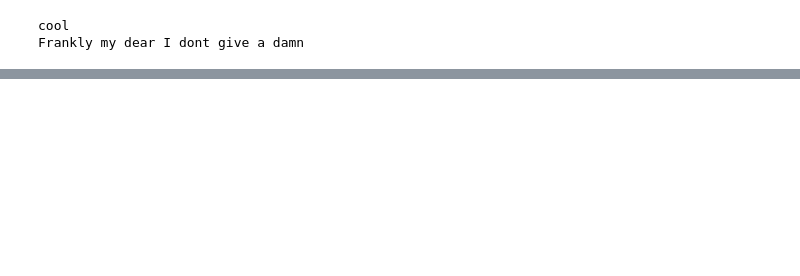
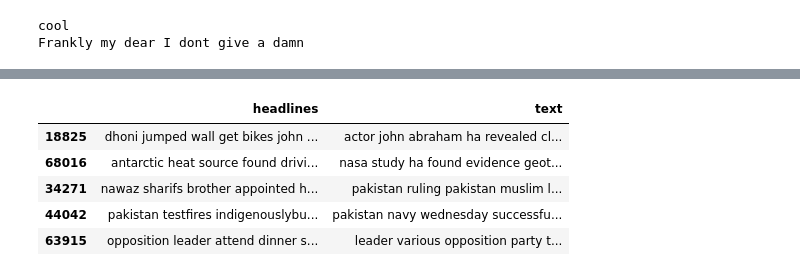
Before and after one commit to Piyush20-11/Abstractive-Text-Summarization, a Jupyter notebook: ats_proj.ipynb, the cells around one changed output, grey strips where cells are left out. Saved outputs shown, nothing was run; the diff lists cells and outputs as text; code cells hidden in the pictures; blank space fills up the shorter version.

```diff
--- a/ats_proj.ipynb
+++ b/ats_proj.ipynb
@@ -159,3 +159,11 @@ print(rm_punc_from_text("Frankly, my dear, I don't give a damn"))
 # %% [output]
 cool
 Frankly my dear I dont give a damn
+# %%
+# Remove numbers from text
+def rm_number_from_text(text):
+    text = re.sub('[0-9]+', '', text)
+    return ' '.join(text.split())  # to rm `extra` white space
+
+print(rm_number_from_text('You are 100times more sexier than me'))
+print(rm_number_from_text('If you taught yes then you are 10 times more delusional than me'))
@@ -161,0 +186,9 @@ Frankly my dear I dont give a damn
+# %%
+# Remove stopwords from text
+def rm_stopwords_from_text(text):
+    _stopwords = stopwords.words('english')
+    text = text.split()
+    word_list = [word for word in text if word not in _stopwords]
+    return ' '.join(word_list)
+
+rm_stopwords_from_text("Love means never having to say you're sorry")
@@ -161,0 +209,15 @@ Frankly my dear I dont give a damn
+# %%
+# prompt: Apply lemmetization on data
+
+from nltk.stem import WordNetLemmatizer
+
+lemmatizer = WordNetLemmatizer()
+
+def lemmatize_text(text):
+    text = text.split()
+    lemmatized_words = [lemmatizer.lemmatize(word) for word in text]
+    return ' '.join(lemmatized_words)
+
+df.headlines = df.headlines.apply(lemmatize_text)
+df.text = df.text.apply(lemmatize_text)
+df.sample(5)
@@ -161,0 +288,11 @@ Frankly my dear I dont give a damn
+# %%
+df.text = df.text.apply(clean_text)
+df.headlines = df.headlines.apply(clean_text)
+df.sample(5)
+# %% [output]
+|  | headlines | text |
+| 18825 | dhoni jumped wall get bikes john ... | actor john abraham ha revealed cl... |
+| 68016 | antarctic heat source found drivi... | nasa study ha found evidence geot... |
+| 34271 | nawaz sharifs brother appointed h... | pakistan ruling pakistan muslim l... |
+| 44042 | pakistan testfires indigenouslybu... | pakistan navy wednesday successfu... |
+| 63915 | opposition leader attend dinner s... | leader various opposition party t... |
```
Also changed, not shown: parts of 13 cells of this notebook.
